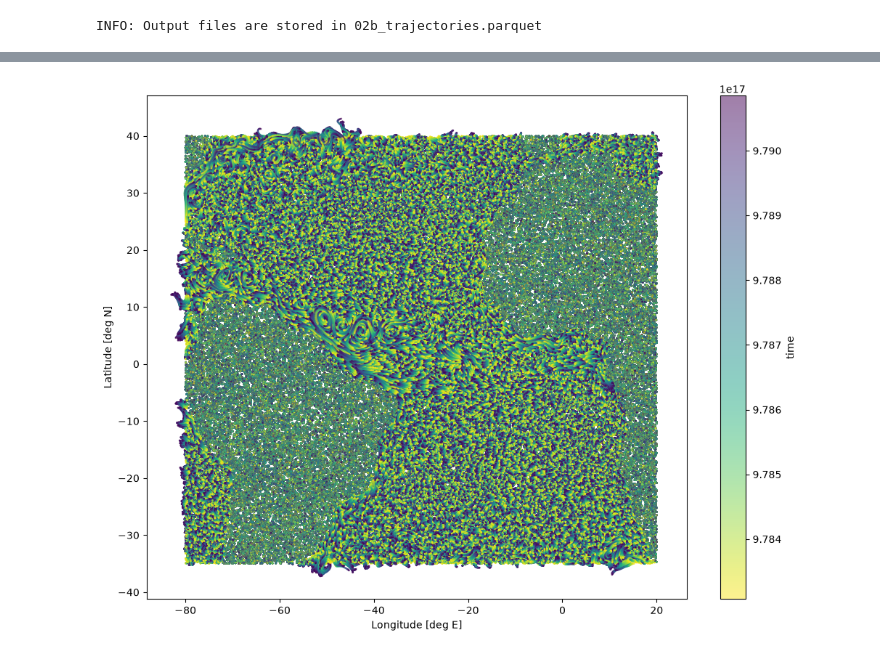
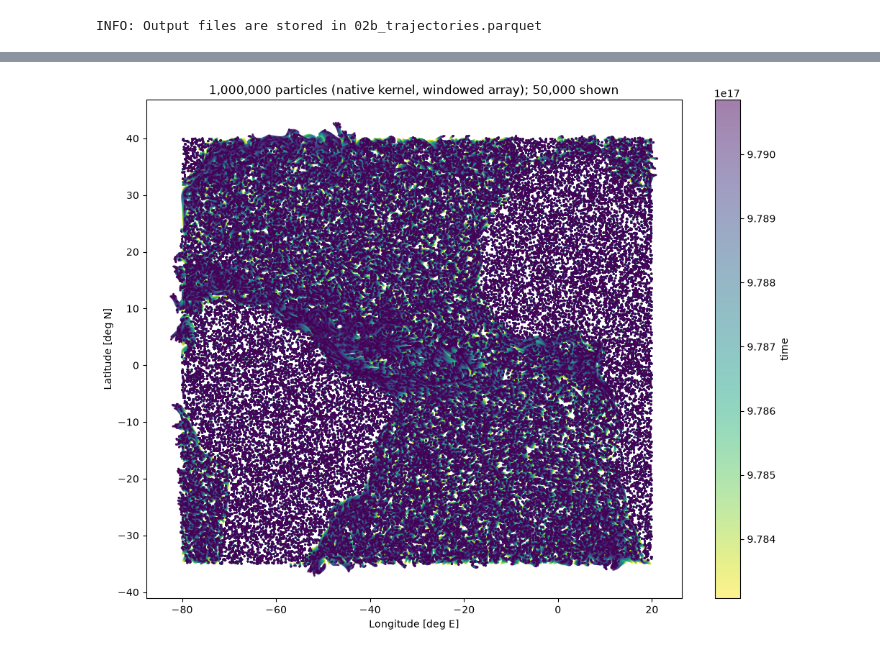
Before and after one commit to Parcels-code/elphe-hackathon, a Jupyter notebook: cmems_global/notebooks/02b_run_parcels.ipynb, the cells around one changed output, grey strips where cells are left out. Drawn from its saved outputs; the diff is of its cells as text; code cells hidden in the pictures.

```diff
--- a/cmems_global/notebooks/02b_run_parcels.ipynb
+++ b/cmems_global/notebooks/02b_run_parcels.ipynb
@@ -108,7 +108,7 @@ print(fieldset)
                 interp_method         : <function XLinear_Velocity at 0x...>
                 vector_type           : '2D'
 # %%
-n_particles = 100_000
+n_particles = 1_000_000
 
 lon = np.random.uniform(-80, 20, size=(n_particles,))
 lat = np.random.uniform(-35, 40, size=(n_particles,))
@@ -180,17 +180,18 @@ shape: (3_700_000, 5)
 # %%
+n_plot = min(50_000, n_particles)
+rng = np.random.default_rng(0)
+plot_ids = rng.choice(n_particles, size=n_plot, replace=False)
+pdf = df.to_pandas()
+_df = pdf[np.isin(pdf["particle_id"].to_numpy(), plot_ids)]
+
 fig, ax = plt.subplots(figsize=(12, 9))
-_df = (
-    df.to_pandas()
-    .sort_values("particle_id")
-    .set_index("particle_id")
-    .loc[range(0, n_particles, 1)]
-)
 scatter = ax.scatter(
     _df["lon"], _df["lat"], c=_df["time"], s=1, alpha=0.5, cmap="viridis_r"
 )
 ax.set_xlabel("Longitude [deg E]")
 ax.set_ylabel("Latitude [deg N]")
+ax.set_title(f"{n_particles:,} particles (native kernel, windowed array); {n_plot:,} shown")
 fig.colorbar(scatter, ax=ax, label="time")
 plt.show()
 # %% [output]
-[figure, old version]
+[figure, new version]
```
Also changed, not shown: parts of 3 cells of this notebook, 29 other files.
